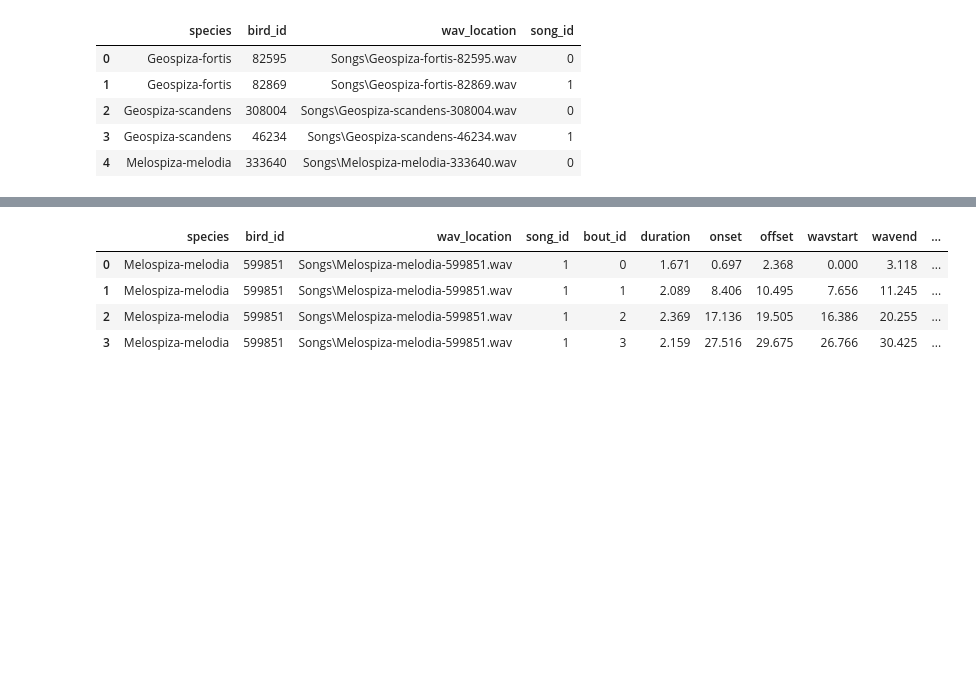
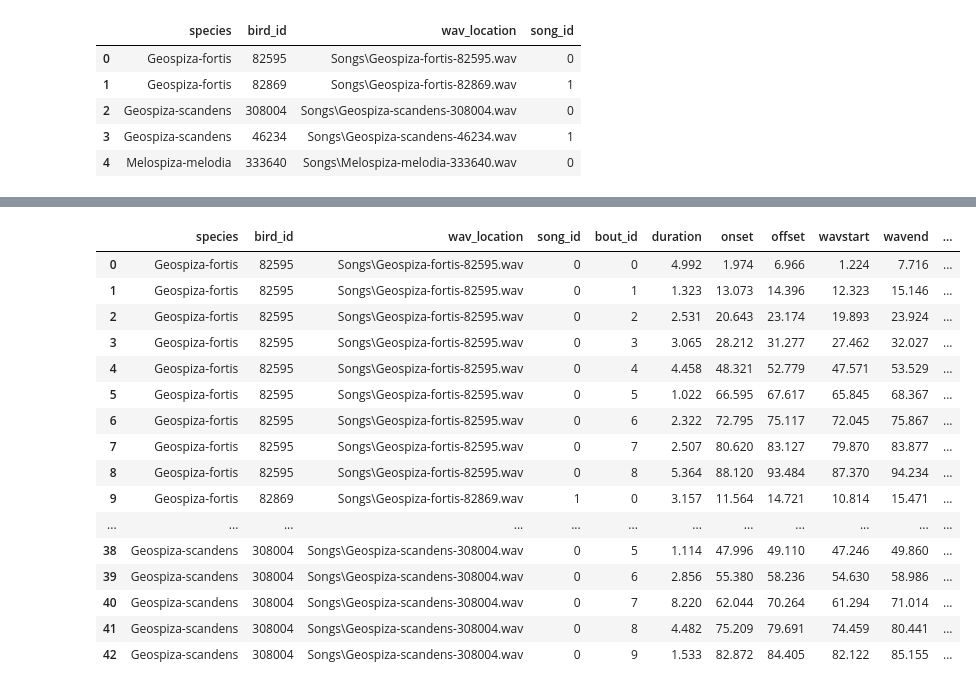
Before and after one commit to mrtnzram/Chatter, a Jupyter notebook: Chatter.ipynb, the cells around one changed output, grey strips where cells are left out. Drawn from its saved outputs; the diff is of its cells as text; code cells hidden in the pictures; blank space fills up the shorter version.

```diff
--- a/Chatter.ipynb
+++ b/Chatter.ipynb
@@ -39,9 +41,21 @@ VBox(children=(HBox(children=(Dropdown(description='Select Bird:', options=(('Ge
 # %%
-This dataframe contains your detected bouts aswell as their respective metadata
+# This dataframe contains your detected bouts aswell as their respective metadata
 chatter.bouts_df
 # %% [output]
 |  | species | bird_id | wav_location | song_id | bout_id | duration | onset | offset | wavstart | wavend | ... |
-| 0 | Melospiza-melodia | 599851 | Songs\Melospiza-melodia-599851.wav | 1 | 0 | 1.671 | 0.697 | 2.368 | 0.000 | 3.118 | ... |
-| 1 | Melospiza-melodia | 599851 | Songs\Melospiza-melodia-599851.wav | 1 | 1 | 2.089 | 8.406 | 10.495 | 7.656 | 11.245 | ... |
-| 2 | Melospiza-melodia | 599851 | Songs\Melospiza-melodia-599851.wav | 1 | 2 | 2.369 | 17.136 | 19.505 | 16.386 | 20.255 | ... |
-| 3 | Melospiza-melodia | 599851 | Songs\Melospiza-melodia-599851.wav | 1 | 3 | 2.159 | 27.516 | 29.675 | 26.766 | 30.425 | ... |
+| 0 | Geospiza-fortis | 82595 | Songs\Geospiza-fortis-82595.wav | 0 | 0 | 4.992 | 1.974 | 6.966 | 1.224 | 7.716 | ... |
+| 1 | Geospiza-fortis | 82595 | Songs\Geospiza-fortis-82595.wav | 0 | 1 | 1.323 | 13.073 | 14.396 | 12.323 | 15.146 | ... |
+| 2 | Geospiza-fortis | 82595 | Songs\Geospiza-fortis-82595.wav | 0 | 2 | 2.531 | 20.643 | 23.174 | 19.893 | 23.924 | ... |
+| 3 | Geospiza-fortis | 82595 | Songs\Geospiza-fortis-82595.wav | 0 | 3 | 3.065 | 28.212 | 31.277 | 27.462 | 32.027 | ... |
+| 4 | Geospiza-fortis | 82595 | Songs\Geospiza-fortis-82595.wav | 0 | 4 | 4.458 | 48.321 | 52.779 | 47.571 | 53.529 | ... |
+| 5 | Geospiza-fortis | 82595 | Songs\Geospiza-fortis-82595.wav | 0 | 5 | 1.022 | 66.595 | 67.617 | 65.845 | 68.367 | ... |
+| 6 | Geospiza-fortis | 82595 | Songs\Geospiza-fortis-82595.wav | 0 | 6 | 2.322 | 72.795 | 75.117 | 72.045 | 75.867 | ... |
+| 7 | Geospiza-fortis | 82595 | Songs\Geospiza-fortis-82595.wav | 0 | 7 | 2.507 | 80.620 | 83.127 | 79.870 | 83.877 | ... |
+| 8 | Geospiza-fortis | 82595 | Songs\Geospiza-fortis-82595.wav | 0 | 8 | 5.364 | 88.120 | 93.484 | 87.370 | 94.234 | ... |
+| 9 | Geospiza-fortis | 82869 | Songs\Geospiza-fortis-82869.wav | 1 | 0 | 3.157 | 11.564 | 14.721 | 10.814 | 15.471 | ... |
+| ... | ... | ... | ... | ... | ... | ... | ... | ... | ... | ... | ... |
+| 38 | Geospiza-scandens | 308004 | Songs\Geospiza-scandens-308004.wav | 0 | 5 | 1.114 | 47.996 | 49.110 | 47.246 | 49.860 | ... |
+| 39 | Geospiza-scandens | 308004 | Songs\Geospiza-scandens-308004.wav | 0 | 6 | 2.856 | 55.380 | 58.236 | 54.630 | 58.986 | ... |
+| 40 | Geospiza-scandens | 308004 | Songs\Geospiza-scandens-308004.wav | 0 | 7 | 8.220 | 62.044 | 70.264 | 61.294 | 71.014 | ... |
+| 41 | Geospiza-scandens | 308004 | Songs\Geospiza-scandens-308004.wav | 0 | 8 | 4.482 | 75.209 | 79.691 | 74.459 | 80.441 | ... |
+| 42 | Geospiza-scandens | 308004 | Songs\Geospiza-scandens-308004.wav | 0 | 9 | 1.533 | 82.872 | 84.405 | 82.122 | 85.155 | ... |
```
Also changed, not shown: parts of 2 cells of this notebook, 1 other file.
